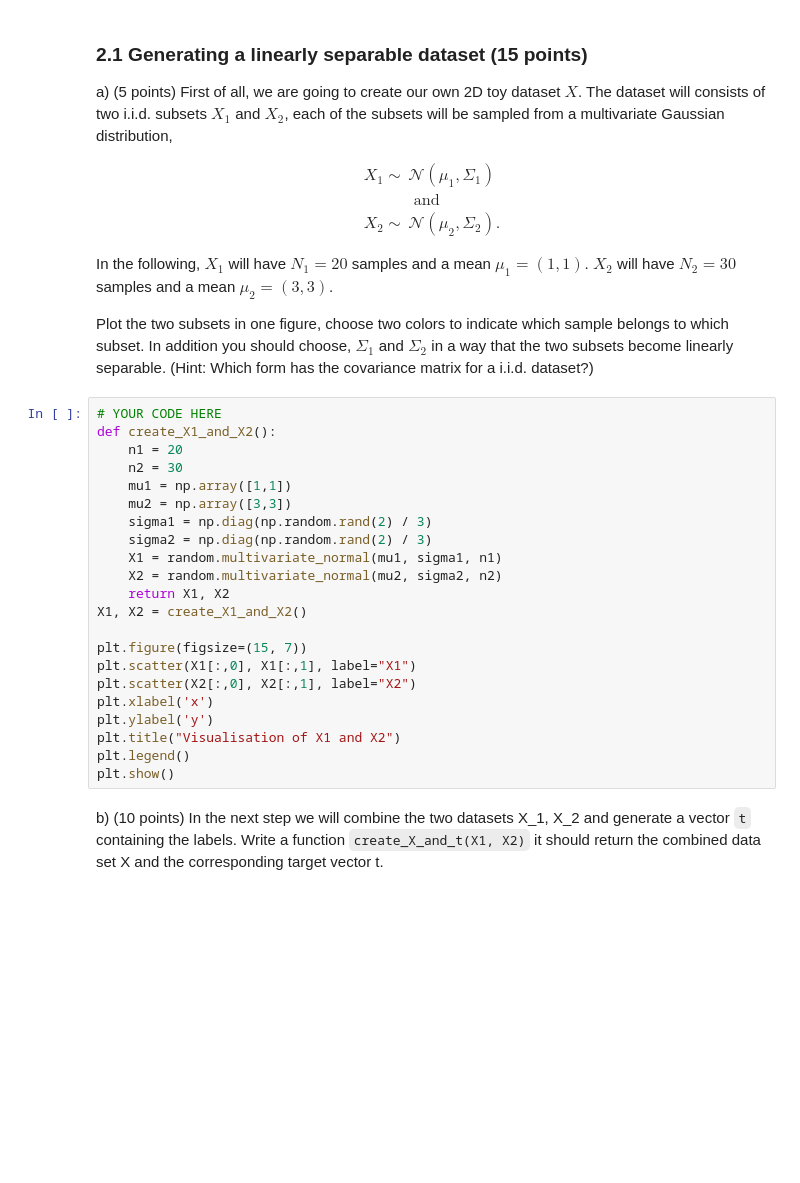
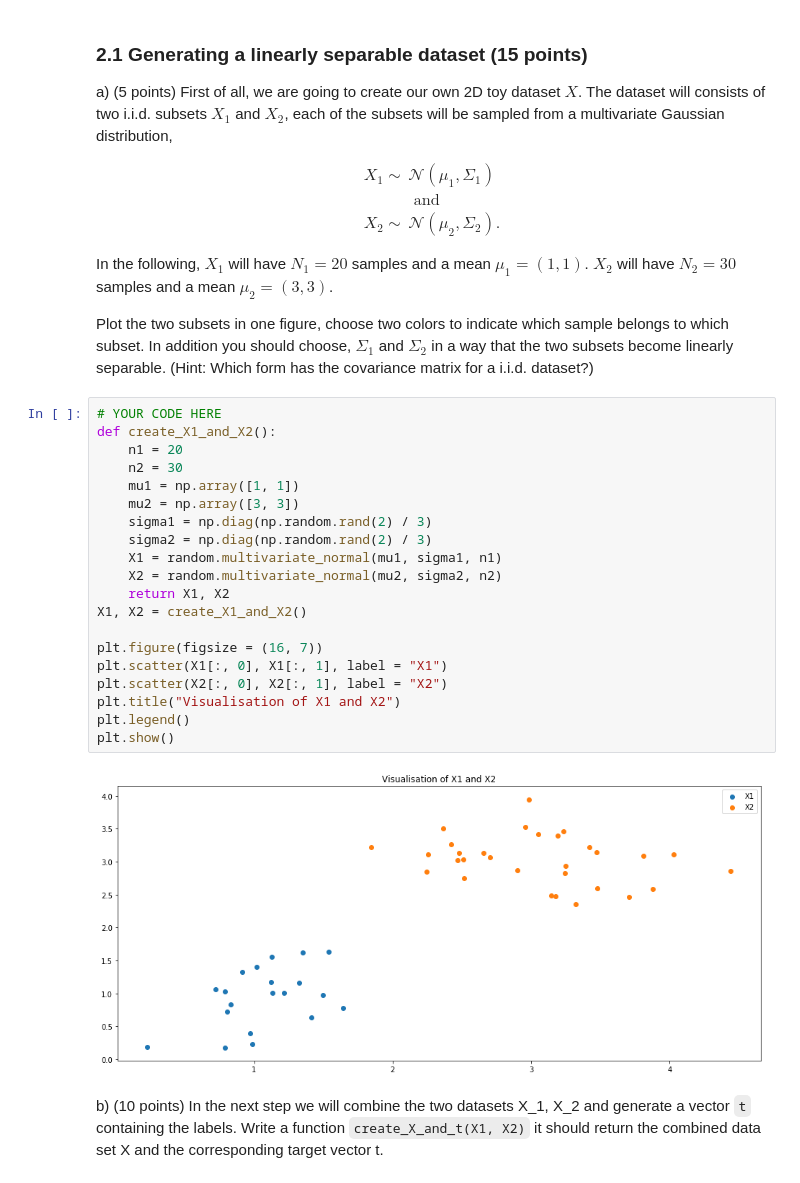
Before and after one commit to jamie0725/Machine-Learning-1, a Jupyter notebook: 12046477_12161381_lab3.ipynb, the cells around one changed output. Cells and saved outputs as stored; diff of their text form; blank space fills up the shorter version.

```diff
--- a/12046477_12161381_lab3.ipynb
+++ b/12046477_12161381_lab3.ipynb
@@ -339,25 +350,25 @@ Plot the two subsets in one figure, choose two colors to indicate which sample b
 # %%
 # YOUR CODE HERE
 def create_X1_and_X2():
     n1 = 20
     n2 = 30
-    mu1 = np.array([1,1])
-    mu2 = np.array([3,3])
+    mu1 = np.array([1, 1])
+    mu2 = np.array([3, 3])
     sigma1 = np.diag(np.random.rand(2) / 3)
     sigma2 = np.diag(np.random.rand(2) / 3)
     X1 = random.multivariate_normal(mu1, sigma1, n1)
     X2 = random.multivariate_normal(mu2, sigma2, n2)
     return X1, X2
 X1, X2 = create_X1_and_X2()
 
-plt.figure(figsize=(15, 7))
-plt.scatter(X1[:,0], X1[:,1], label="X1")
-plt.scatter(X2[:,0], X2[:,1], label="X2")
-plt.xlabel('x')
-plt.ylabel('y')
+plt.figure(figsize = (16, 7))
+plt.scatter(X1[:, 0], X1[:, 1], label = "X1")
+plt.scatter(X2[:, 0], X2[:, 1], label = "X2")
 plt.title("Visualisation of X1 and X2")
 plt.legend()
 plt.show()
+# %% [output]
+[figure, added]
 # %% [markdown]
 b) (10 points) In the next step we will combine the two datasets X_1, X_2 and generate a vector `t` containing the labels. Write a function `create_X_and_t(X1, X2)` it should return the combined data set X and the corresponding target vector t.
 # %%
```
Also changed, not shown: parts of 15 cells of this notebook.
